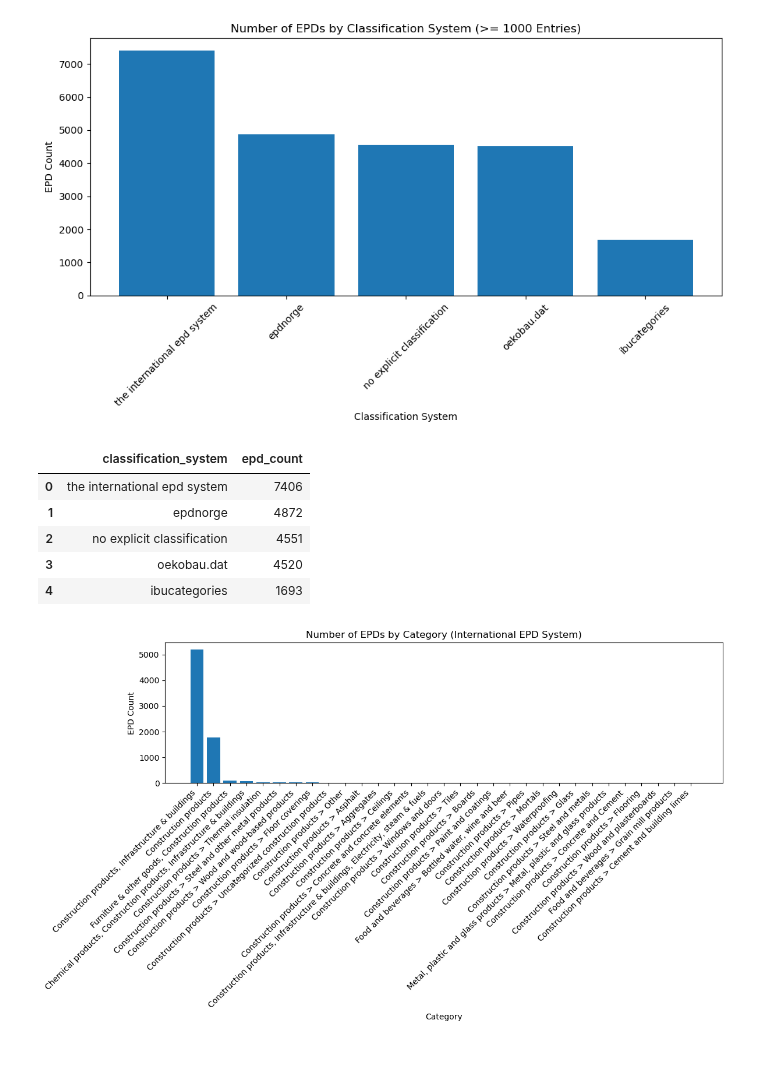
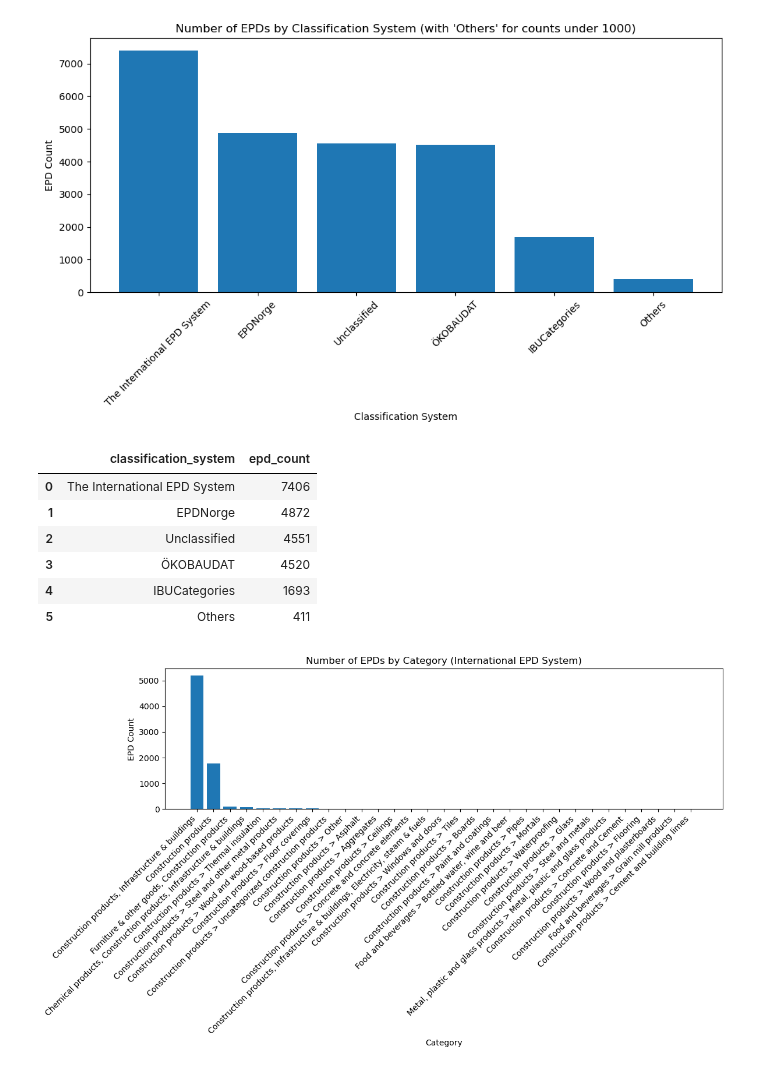
Before and after one commit to g3rezz/lca-data-harmonization-pipeline, a Jupyter notebook: data_analysis/sql_epd_data_analysis.ipynb, the cells around one changed output. Cells and saved outputs as stored; diff of their text form; code cells hidden in the pictures.

```diff
--- a/data_analysis/sql_epd_data_analysis.ipynb
+++ b/data_analysis/sql_epd_data_analysis.ipynb
@@ -11,53 +11,74 @@ conn = sqlite3.connect(DB_PATH)
 cursor = conn.cursor()
 
 # 2. SQL query:
-#    - Use COALESCE to include entries without a classification system by substituting 'no classification'
+#    - Use COALESCE to include entries without a classification system by substituting 'no explicit classification'
 #    - Convert classification_system values to lowercase for a case-insensitive grouping
-#    - Remove any classification with under 1000 entries using the HAVING clause
 #    - Order the results by epd_count in descending order
 query = """
     SELECT
         COALESCE(lower(m.classification_system), 'no explicit classification') AS classification_system,
         COUNT(*) AS epd_count
     FROM epd_documents d
     JOIN epd_metadata m ON d.uuid = m.uuid
     GROUP BY COALESCE(lower(m.classification_system), 'no explicit classification')
-    HAVING COUNT(*) >= 1000
     ORDER BY epd_count DESC
 """
 
 cursor.execute(query)
 rows = cursor.fetchall()
 
 # 3. Load the results into a pandas DataFrame
 df = pd.DataFrame(rows, columns=["classification_system", "epd_count"])
 
 # Always close the connection when done
 conn.close()
 
-# 4. (Optional) Ensure DataFrame is sorted by epd_count in descending order for plotting
-df = df.sort_values(by="epd_count", ascending=False)
+# 4. Rename the classification systems according to your mapping
+mapping = {
+    "the international epd system": "The International EPD System",
+    "epdnorge": "EPDNorge",
+    "no explicit classification": "Unclassified",
+    "oekobau.dat": "ÖKOBAUDAT",
+    "ibucategories": "IBUCategories"
+}
+df["classification_system"] = df["classification_system"].replace(mapping)
 
-# 5. Create a bar plot with the classification systems ordered from left (highest count) to right (lowest count)
+# 5. Partition the DataFrame into large groups (>= 1000) and small groups (< 1000)
+df_large = df[df["epd_count"] >= 1000].copy()
+df_small = df[df["epd_count"] < 1000].copy()
+
+# Sum the counts of the small groups and label them "Others"
+others_count = df_small["epd_count"].sum()
+if others_count > 0:
+    df_others = pd.DataFrame([{"classification_system": "Others", "epd_count": others_count}])
+    df_final = pd.concat([df_large, df_others], ignore_index=True)
+else:
+    df_final = df_large.copy()
+
+# 6. Sort the final DataFrame by epd_count in descending order
+df_final = df_final.sort_values(by="epd_count", ascending=False)
+
+# 7. Create a bar plot with the classification systems ordered from left (highest count) to right (lowest count)
 plt.figure(figsize=(10,6))
-plt.bar(df["classification_system"], df["epd_count"])
-plt.title("Number of EPDs by Classification System (>= 1000 Entries)")
+plt.bar(df_final["classification_system"], df_final["epd_count"])
+plt.title("Number of EPDs by Classification System (with 'Others' for counts under 1000)")
 plt.xlabel("Classification System")
 plt.ylabel("EPD Count")
 plt.xticks(rotation=45)  # Rotate labels for readability
 plt.tight_layout()       # Adjust layout to ensure everything fits well
 plt.show()
 
-# Display the DataFrame to verify the data
-df
+# Display the final DataFrame to verify the data
+df_final
 # %% [output]
-[figure, old version]
+[figure, new version]
 |  | classification_system | epd_count |
-| 0 | the international epd system | 7406 |
-| 1 | epdnorge | 4872 |
-| 2 | no explicit classification | 4551 |
-| 3 | oekobau.dat | 4520 |
-| 4 | ibucategories | 1693 |
+| 0 | The International EPD System | 7406 |
+| 1 | EPDNorge | 4872 |
+| 2 | Unclassified | 4551 |
+| 3 | ÖKOBAUDAT | 4520 |
+| 4 | IBUCategories | 1693 |
+| 5 | Others | 411 |
 # %%
 import sqlite3
 import pandas as pd
```
Also changed, not shown: parts of 4 cells of this notebook.
